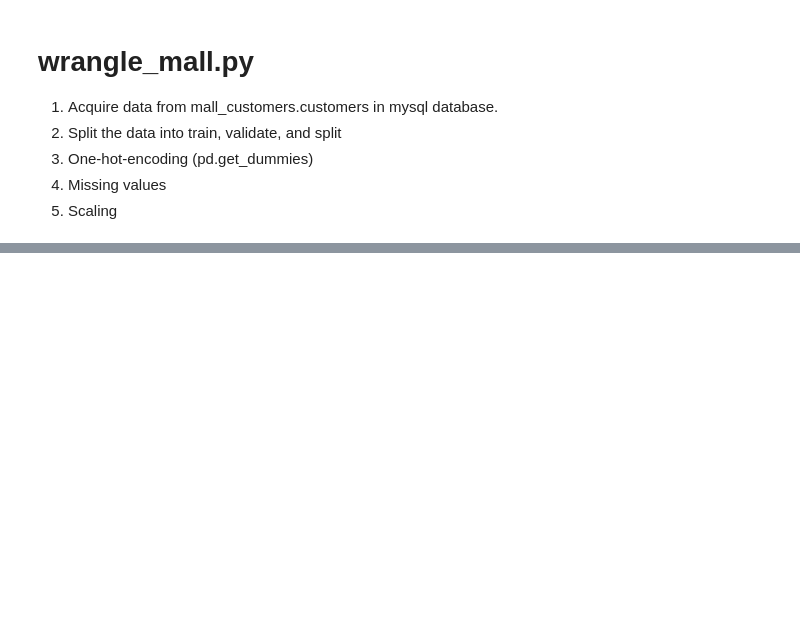
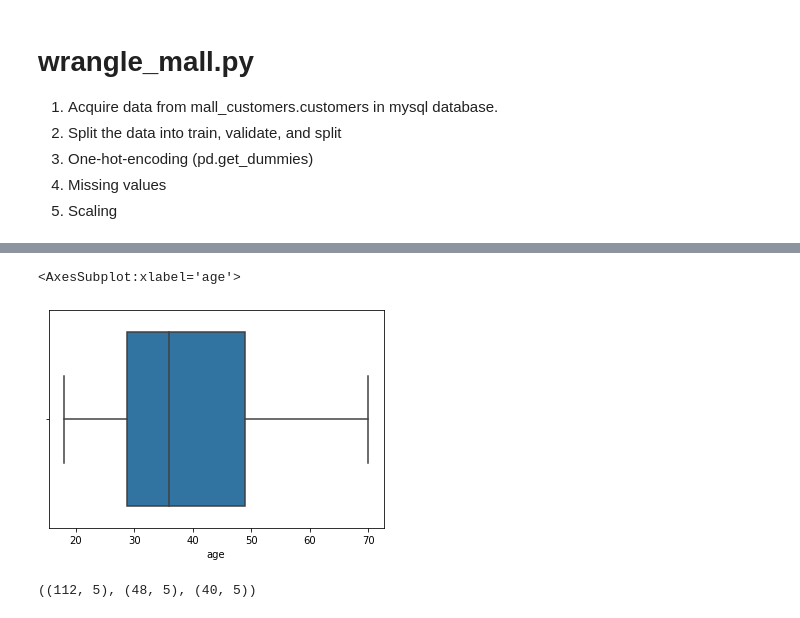
Before and after one commit to brandonjbryant/clustering-exercises, a Jupyter notebook: exercises/zillow.ipynb, the cells around one changed output, grey strips where cells are left out. Cells and saved outputs as stored; diff of their text form; code cells hidden in the pictures; blank space fills up the shorter version.

```diff
--- a/exercises/zillow.ipynb
+++ b/exercises/zillow.ipynb
@@ -495,0 +637,5 @@ __notebook__
+# %%
+sns.boxplot(data = df, x = 'age')
+# %% [output]
+<AxesSubplot:xlabel='age'>
+[figure, added]
@@ -495,0 +660,4 @@ __notebook__
+# %%
+train.shape, validate.shape, test.shape
+# %% [output]
+((112, 5), (48, 5), (40, 5))
```
Also changed, not shown: parts of 16 cells of this notebook.
